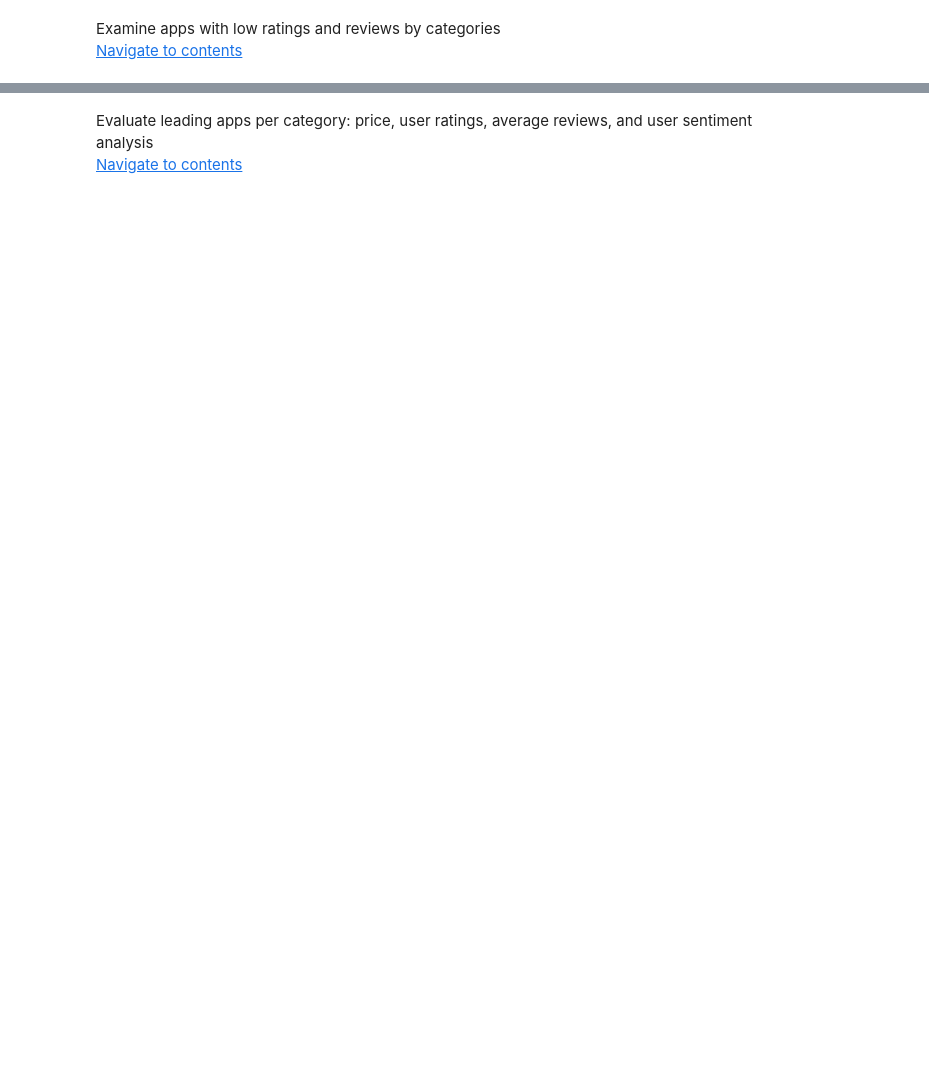
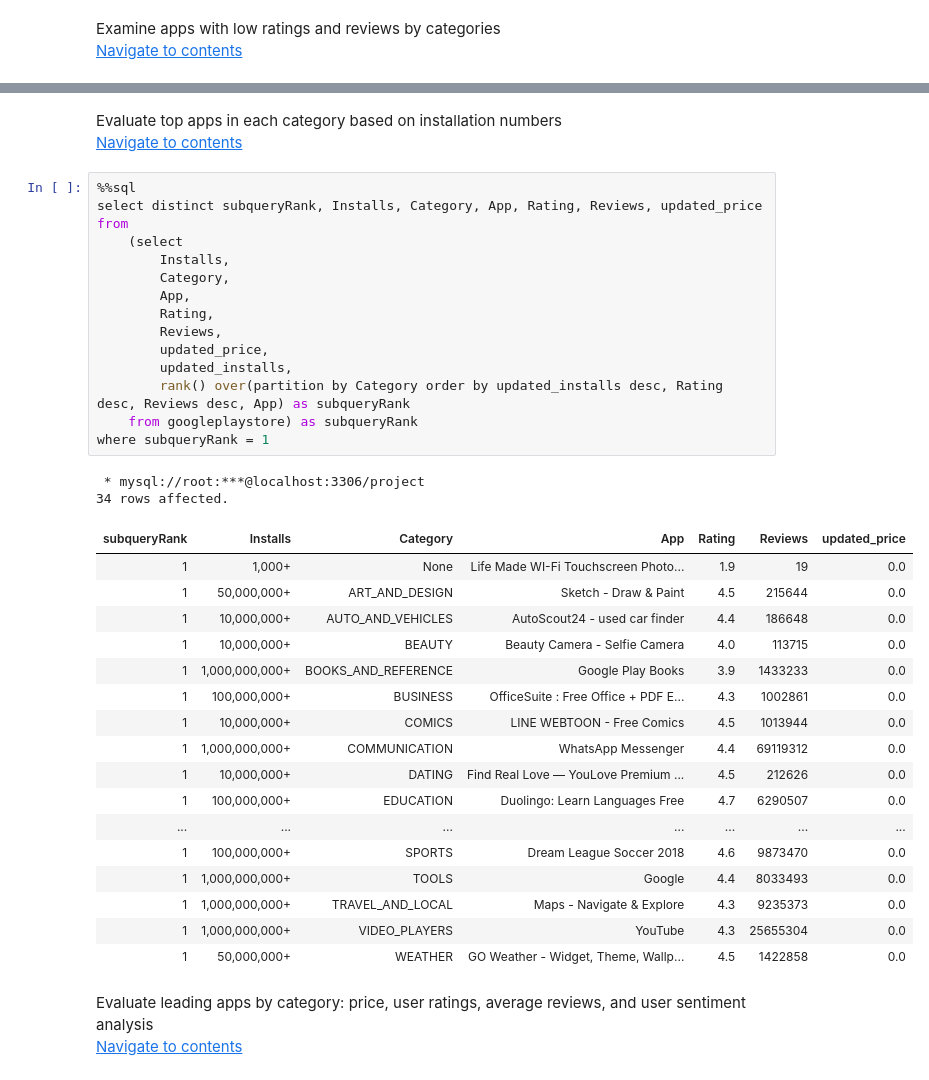
Before and after one commit to NilArj/Google_play, a Jupyter notebook: google_play_apps.ipynb, the cells around one changed output, grey strips where cells are left out. Drawn from its saved outputs; the diff is of its cells as text; blank space fills up the shorter version.

Commit message:
analysis completed

```diff
--- a/google_play_apps.ipynb
+++ b/google_play_apps.ipynb
@@ -380,5 +456,45 @@ limit 5
+# %% [markdown]
+<a id="leading_apps_by_installs"></a>
+Evaluate top apps in each category based on installation numbers
+<br>
+<a href="#table_of_contents">Navigate to contents</a>
+# %%
+%%sql
+select distinct subqueryRank, Installs, Category, App, Rating, Reviews, updated_price
+from
+    (select
+        Installs,
+        Category,
+        App,
+        Rating,
+        Reviews,
+        updated_price,
+        updated_installs,
+        rank() over(partition by Category order by updated_installs desc, Rating desc, Reviews desc, App) as subqueryRank
+    from googleplaystore) as subqueryRank
+where subqueryRank = 1
+# %% [output]
+ * mysql://root:***@localhost:3306/project
+34 rows affected.
+| subqueryRank | Installs | Category | App | Rating | Reviews | updated_price |
+| 1 | 1,000+ | None | Life Made WI-Fi Touchscreen Photo... | 1.9 | 19 | 0.0 |
+| 1 | 50,000,000+ | ART_AND_DESIGN | Sketch - Draw & Paint | 4.5 | 215644 | 0.0 |
+| 1 | 10,000,000+ | AUTO_AND_VEHICLES | AutoScout24 - used car finder | 4.4 | 186648 | 0.0 |
+| 1 | 10,000,000+ | BEAUTY | Beauty Camera - Selfie Camera | 4.0 | 113715 | 0.0 |
+| 1 | 1,000,000,000+ | BOOKS_AND_REFERENCE | Google Play Books | 3.9 | 1433233 | 0.0 |
+| 1 | 100,000,000+ | BUSINESS | OfficeSuite : Free Office + PDF E... | 4.3 | 1002861 | 0.0 |
+| 1 | 10,000,000+ | COMICS | LINE WEBTOON - Free Comics | 4.5 | 1013944 | 0.0 |
+| 1 | 1,000,000,000+ | COMMUNICATION | WhatsApp Messenger | 4.4 | 69119312 | 0.0 |
+| 1 | 10,000,000+ | DATING | Find Real Love — YouLove Premium ... | 4.5 | 212626 | 0.0 |
+| 1 | 100,000,000+ | EDUCATION | Duolingo: Learn Languages Free | 4.7 | 6290507 | 0.0 |
+| ... | ... | ... | ... | ... | ... | ... |
+| 1 | 100,000,000+ | SPORTS | Dream League Soccer 2018 | 4.6 | 9873470 | 0.0 |
+| 1 | 1,000,000,000+ | TOOLS | Google | 4.4 | 8033493 | 0.0 |
+| 1 | 1,000,000,000+ | TRAVEL_AND_LOCAL | Maps - Navigate & Explore | 4.3 | 9235373 | 0.0 |
+| 1 | 1,000,000,000+ | VIDEO_PLAYERS | YouTube | 4.3 | 25655304 | 0.0 |
+| 1 | 50,000,000+ | WEATHER | GO Weather - Widget, Theme, Wallp... | 4.5 | 1422858 | 0.0 |
 # %% [markdown]
 <a id="leading_apps"></a>
-Evaluate leading apps per category: price, user ratings, average reviews, and user sentiment analysis
+Evaluate leading apps by category: price, user ratings, average reviews, and user sentiment analysis
 <br>
 <a href="#table_of_contents">Navigate to contents</a>
```
Also changed, not shown: parts of 16 cells of this notebook.
